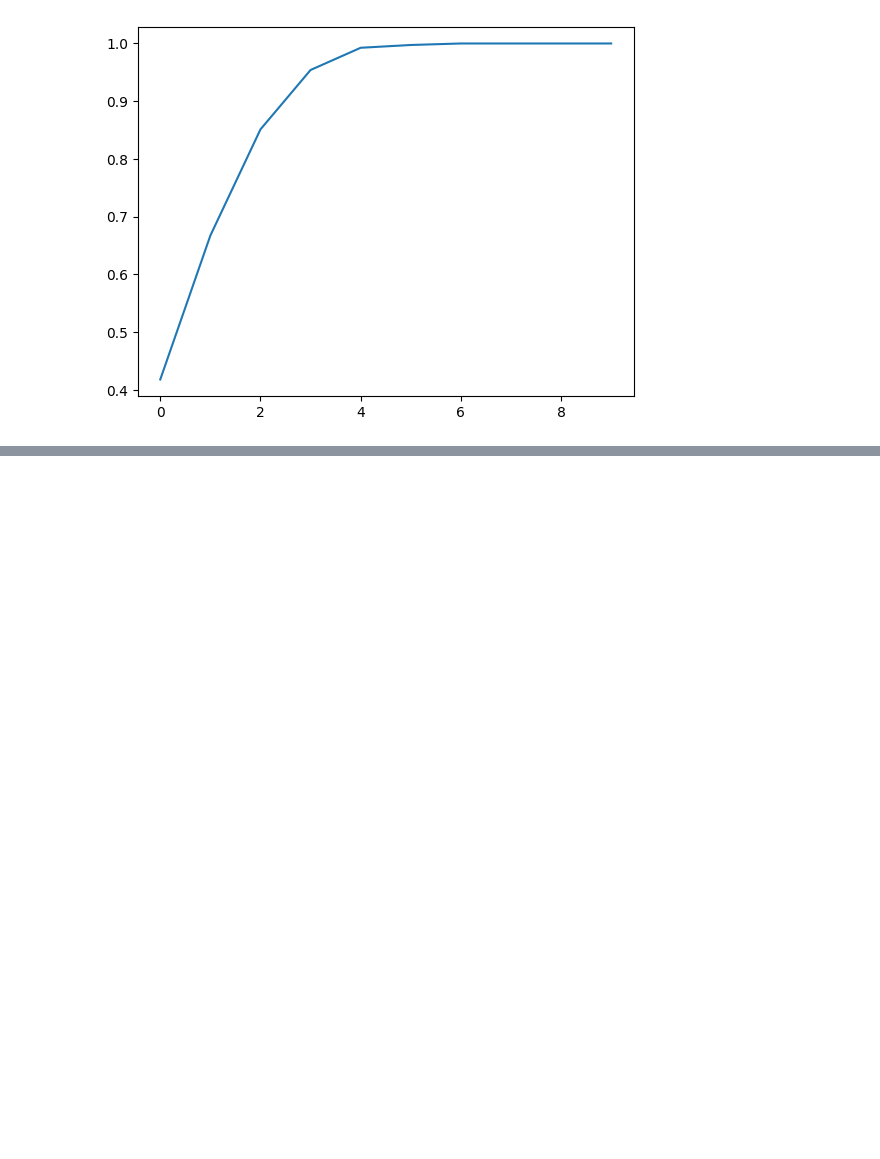
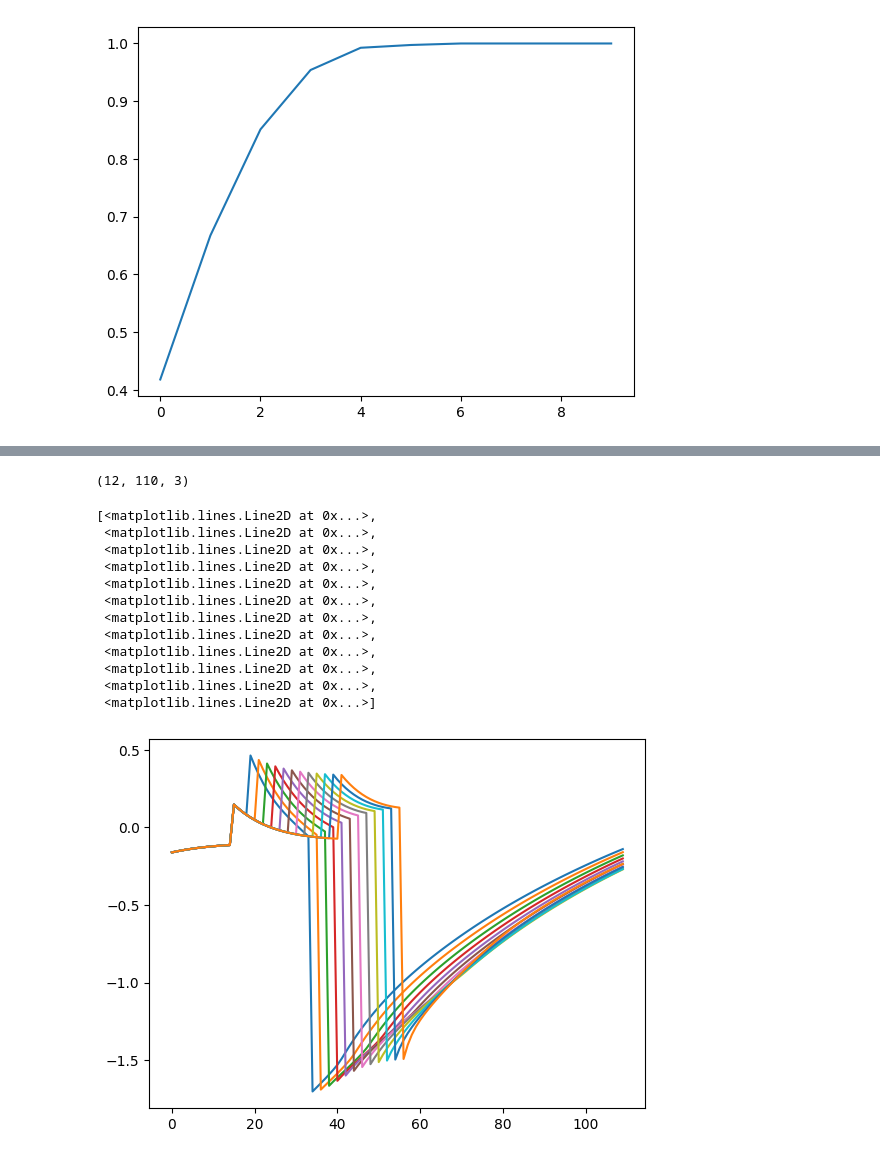
Before and after one commit to lindermanlab/nm-rnn, a Jupyter notebook: scripts/load_model.ipynb, the cells around one changed output, grey strips where cells are left out. Cells and saved outputs as stored; diff of their text form; code cells hidden in the pictures; blank space fills up the shorter version.

```diff
--- a/scripts/load_model.ipynb
+++ b/scripts/load_model.ipynb
@@ -105,3 +105,6 @@ plt.plot(pca.explained_variance_ratio_.cumsum())
 # %% [output]
 [<matplotlib.lines.Line2D at 0x...>]
 [figure]
+# %%
+Q, R = jnp.linalg.qr(model['column_factors'])
+jnp.dot(xs[0,:,:], Q)
@@ -107,0 +129,21 @@ plt.plot(pca.explained_variance_ratio_.cumsum())
+# %%
+recurrent_components = jnp.einsum('ctn,nr->ctr', xs, Q)
+recurrent_components.shape
+# %% [output]
+(12, 110, 3)
+# %%
+plt.plot(recurrent_components[:,:,0].T)
+# %% [output]
+[<matplotlib.lines.Line2D at 0x...>,
+ <matplotlib.lines.Line2D at 0x...>,
+ <matplotlib.lines.Line2D at 0x...>,
+ <matplotlib.lines.Line2D at 0x...>,
+ <matplotlib.lines.Line2D at 0x...>,
+ <matplotlib.lines.Line2D at 0x...>,
+ <matplotlib.lines.Line2D at 0x...>,
+ <matplotlib.lines.Line2D at 0x...>,
+ <matplotlib.lines.Line2D at 0x...>,
+ <matplotlib.lines.Line2D at 0x...>,
+ <matplotlib.lines.Line2D at 0x...>,
+ <matplotlib.lines.Line2D at 0x...>]
+[figure, added]
```
Also changed, not shown: parts of 7 cells of this notebook.
